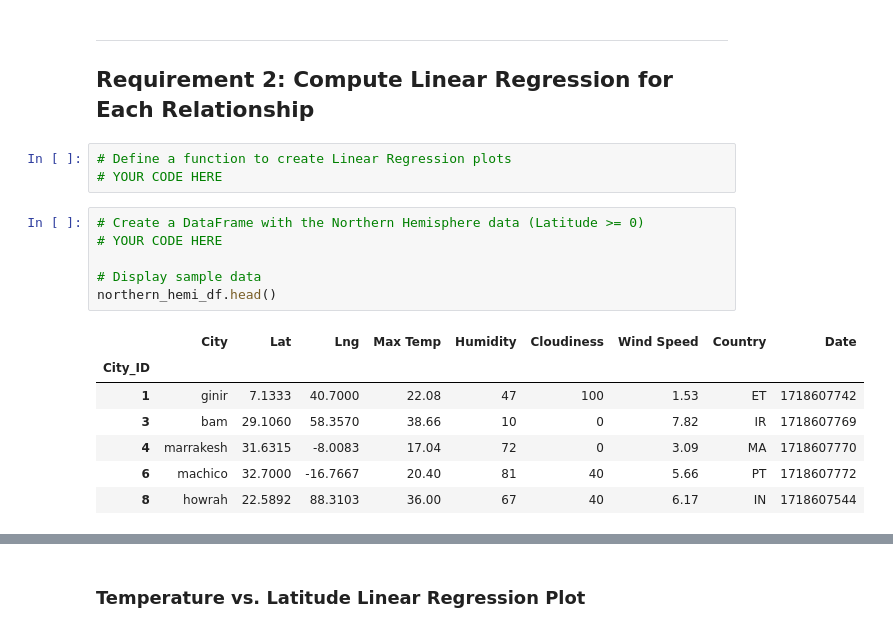
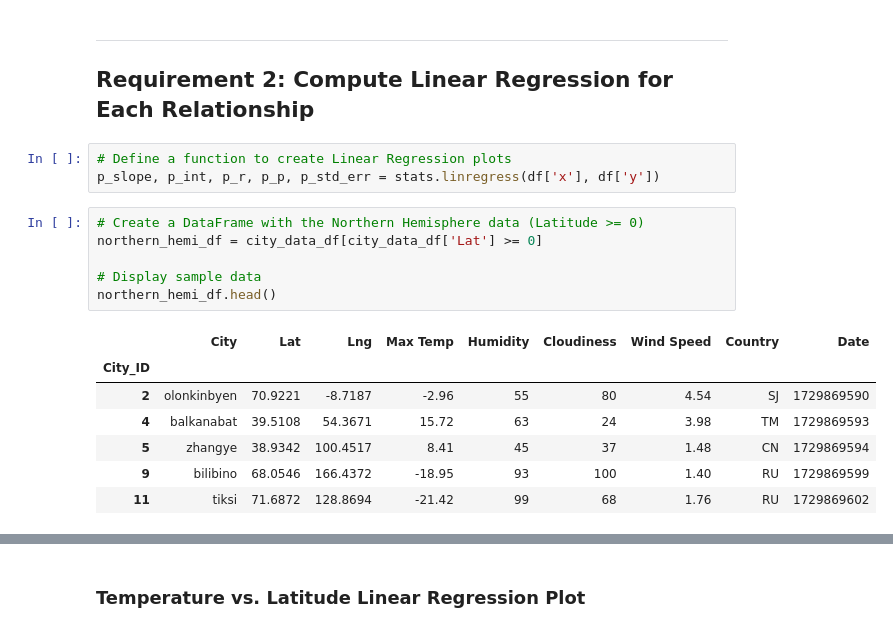
Before and after one commit to ClearSilver06/World_Weather_Analysis, a Jupyter notebook: Starter_Code/WeatherPy.ipynb, the cells around one changed output, grey strips where cells are left out. Saved outputs shown, nothing was run; the diff lists cells and outputs as text.

```diff
--- a/Starter_Code/WeatherPy.ipynb
+++ b/Starter_Code/WeatherPy.ipynb
@@ -257,20 +300,20 @@ plt.show()
 ## Requirement 2: Compute Linear Regression for Each Relationship
 # %%
 # Define a function to create Linear Regression plots
-# YOUR CODE HERE
+p_slope, p_int, p_r, p_p, p_std_err = stats.linregress(df['x'], df['y'])
 # %%
 # Create a DataFrame with the Northern Hemisphere data (Latitude >= 0)
-# YOUR CODE HERE
+northern_hemi_df = city_data_df[city_data_df['Lat'] >= 0]
 
 # Display sample data
 northern_hemi_df.head()
 # %% [output]
 |  | City | Lat | Lng | Max Temp | Humidity | Cloudiness | Wind Speed | Country | Date |
 | City_ID |  |  |  |  |  |  |  |  |  |
-| 1 | ginir | 7.1333 | 40.7000 | 22.08 | 47 | 100 | 1.53 | ET | 1718607742 |
-| 3 | bam | 29.1060 | 58.3570 | 38.66 | 10 | 0 | 7.82 | IR | 1718607769 |
-| 4 | marrakesh | 31.6315 | -8.0083 | 17.04 | 72 | 0 | 3.09 | MA | 1718607770 |
-| 6 | machico | 32.7000 | -16.7667 | 20.40 | 81 | 40 | 5.66 | PT | 1718607772 |
-| 8 | howrah | 22.5892 | 88.3103 | 36.00 | 67 | 40 | 6.17 | IN | 1718607544 |
+| 2 | olonkinbyen | 70.9221 | -8.7187 | -2.96 | 55 | 80 | 4.54 | SJ | 1729869590 |
+| 4 | balkanabat | 39.5108 | 54.3671 | 15.72 | 63 | 24 | 3.98 | TM | 1729869593 |
+| 5 | zhangye | 38.9342 | 100.4517 | 8.41 | 45 | 37 | 1.48 | CN | 1729869594 |
+| 9 | bilibino | 68.0546 | 166.4372 | -18.95 | 93 | 100 | 1.40 | RU | 1729869599 |
+| 11 | tiksi | 71.6872 | 128.8694 | -21.42 | 99 | 68 | 1.76 | RU | 1729869602 |
 # %%
 # Create a DataFrame with the Southern Hemisphere data (Latitude < 0)
```
Also changed, not shown: parts of 37 cells of this notebook, 6 other files.
